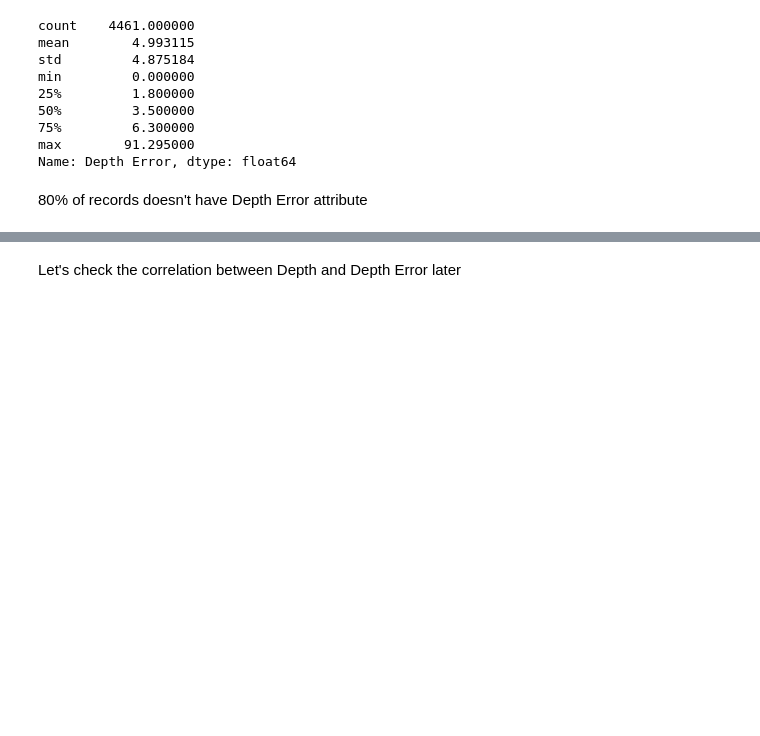
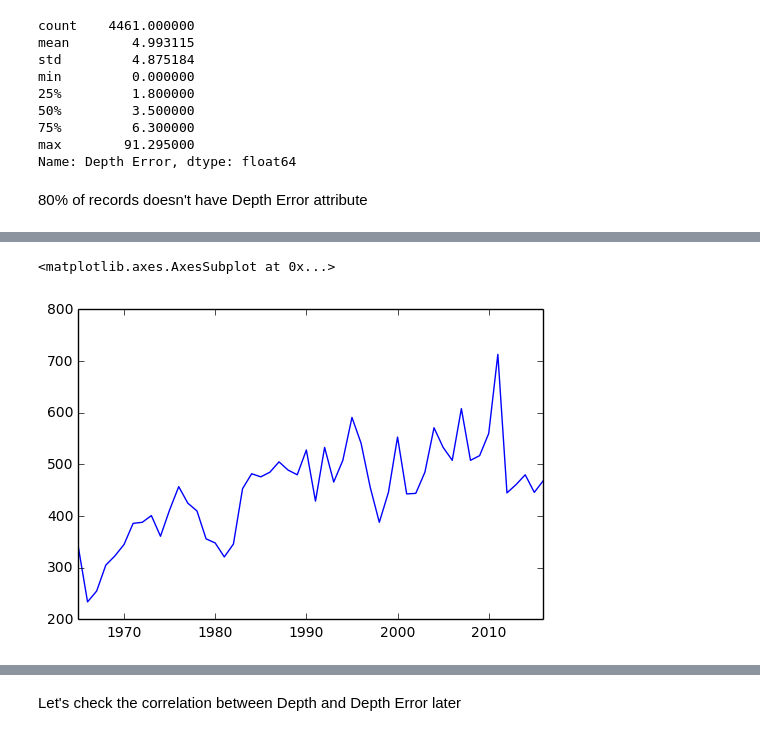
Before and after one commit to WangJingxuan0216/analysis_notebook, a Jupyter notebook: notebook/20170205/earth_quake.ipynb, the cells around one changed output, grey strips where cells are left out. Drawn from its saved outputs; the diff is of its cells as text; code cells hidden in the pictures; blank space fills up the shorter version.

```diff
--- a/notebook/20170205/earth_quake.ipynb
+++ b/notebook/20170205/earth_quake.ipynb
@@ -174,0 +161,5 @@ Name: Depth Error, dtype: float64
+# %%
+num_earth_quark_per_year.plot()
+# %% [output]
+<matplotlib.axes.AxesSubplot at 0x...>
+[figure, added]
```
Also changed, not shown: parts of 8 cells of this notebook.
